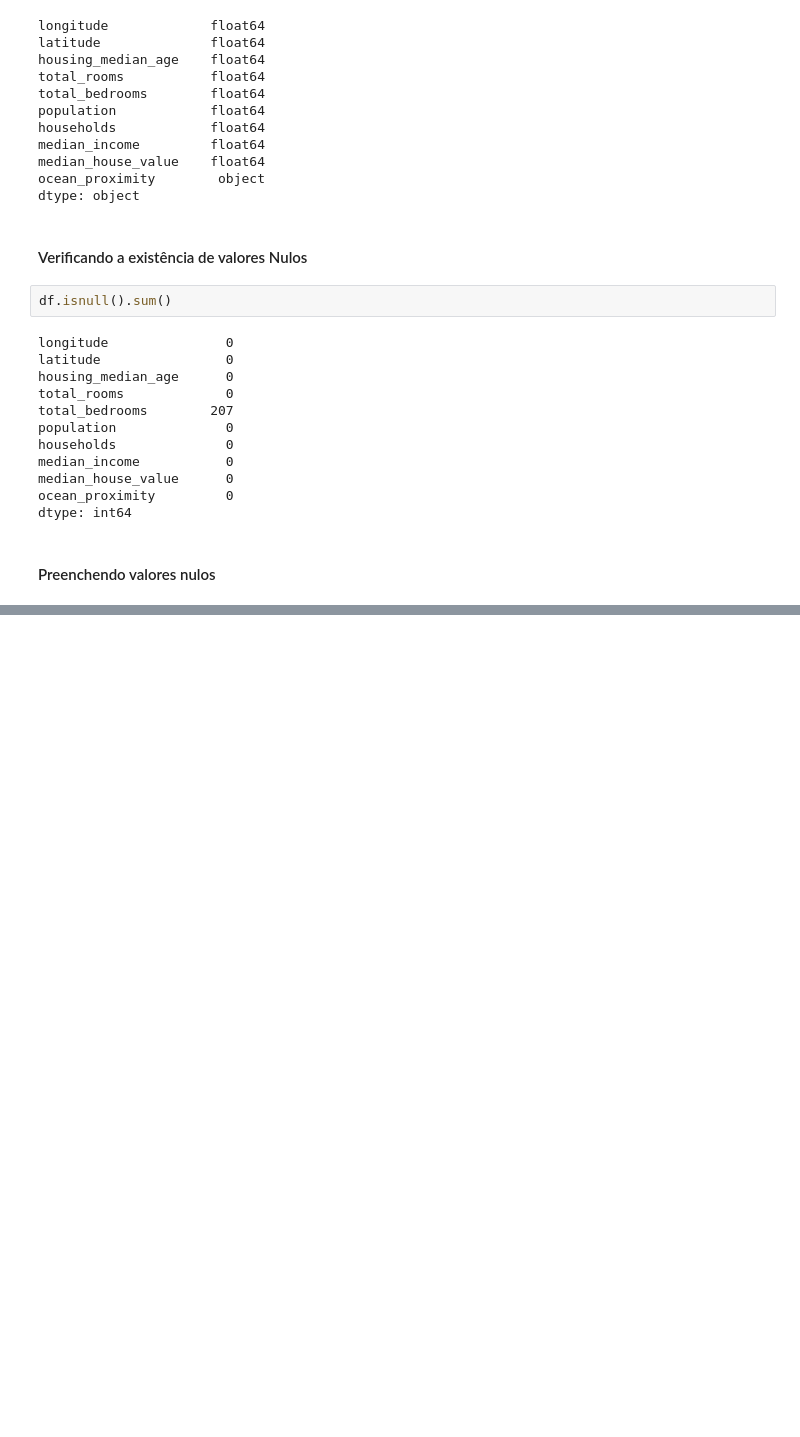
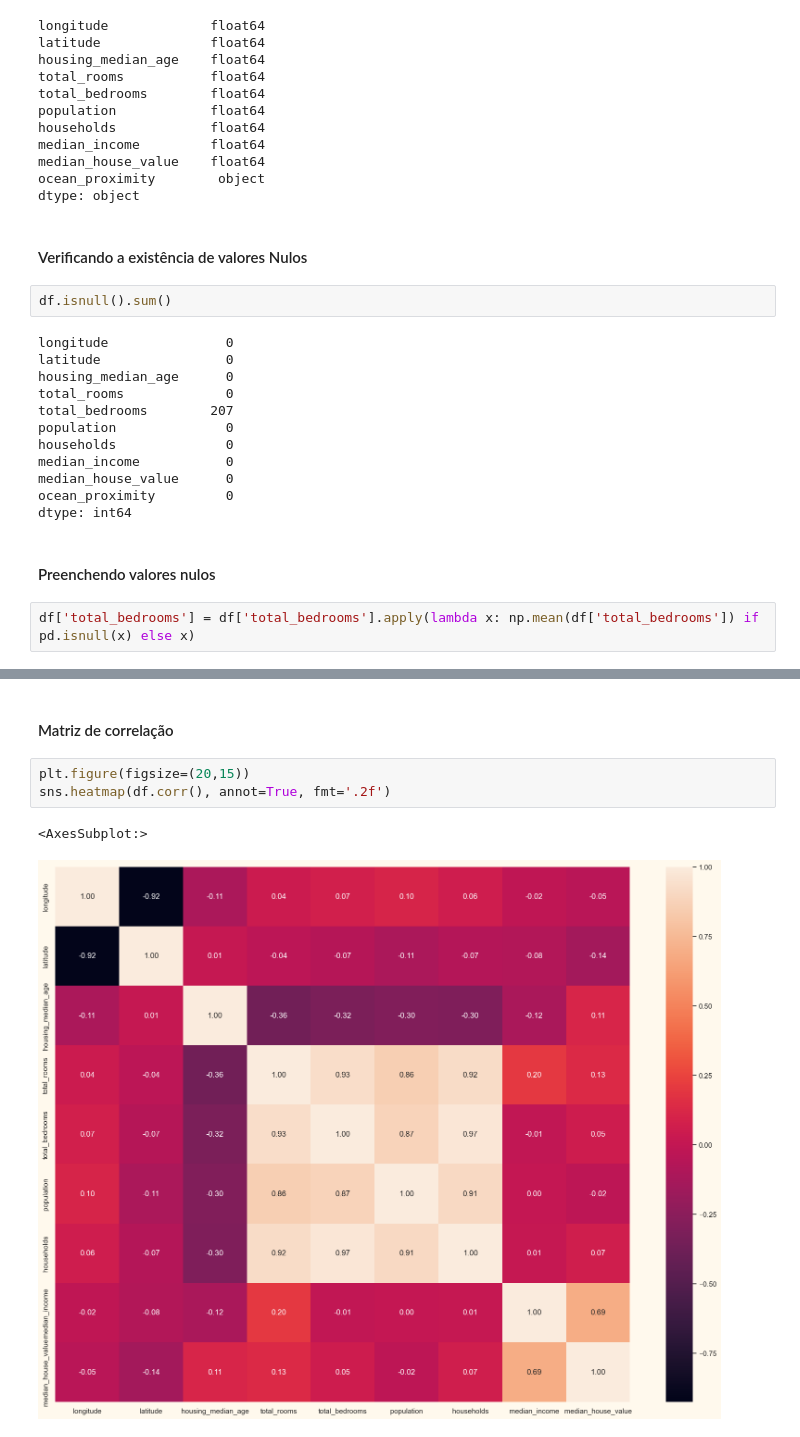
Before and after one commit to sidinei-ag/machine_learning, a Jupyter notebook: HousingProject.ipynb, the cells around one changed output, grey strips where cells are left out. Drawn from its saved outputs; the diff is of its cells as text; blank space fills up the shorter version.

```diff
--- a/HousingProject.ipynb
+++ b/HousingProject.ipynb
@@ -60,3 +69,5 @@ ocean_proximity         0
 dtype: int64
 # %% [markdown]
 #### Preenchendo valores nulos
+# %%
+df['total_bedrooms'] = df['total_bedrooms'].apply(lambda x: np.mean(df['total_bedrooms']) if pd.isnull(x) else x)
@@ -62,0 +102,8 @@ dtype: int64
+# %% [markdown]
+#### Matriz de correlação
+# %%
+plt.figure(figsize=(20,15))
+sns.heatmap(df.corr(), annot=True, fmt='.2f')
+# %% [output]
+<AxesSubplot:>
+[figure, added]
```
Also changed, not shown: parts of 40 cells of this notebook.
